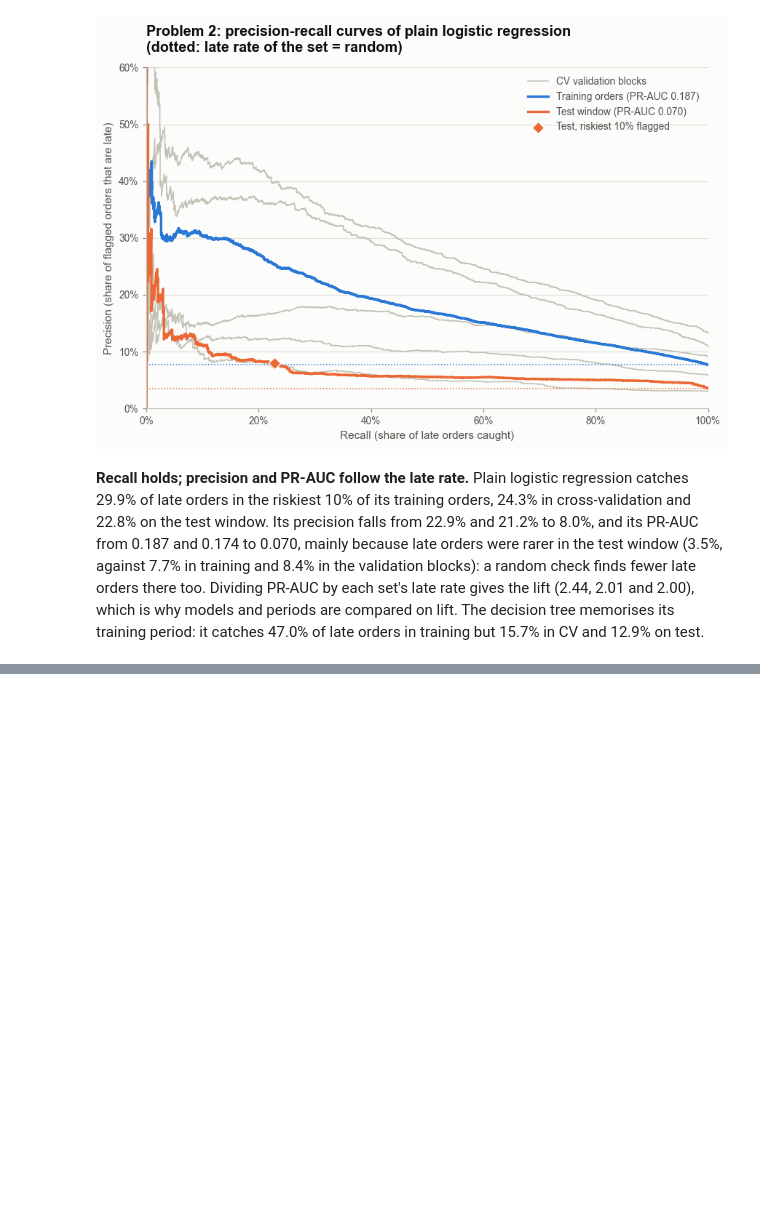
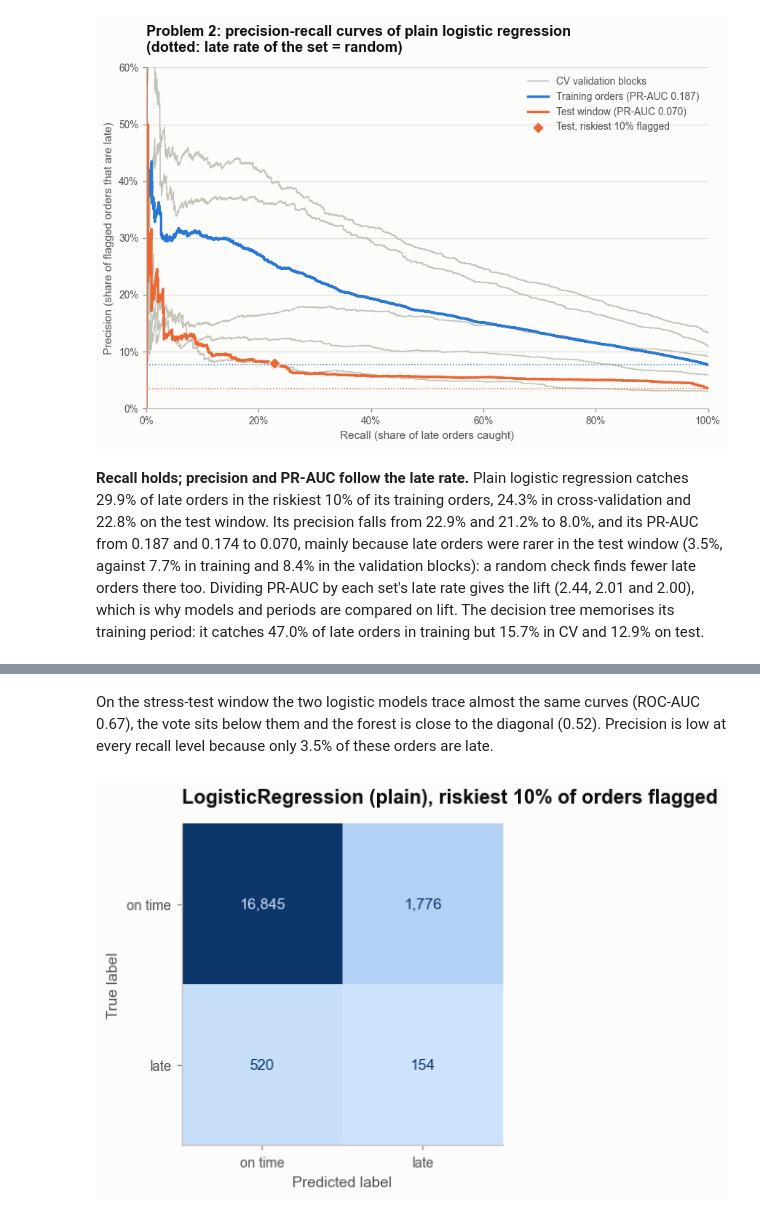
Before and after one commit to likeyou-ky/Team5_IT5006_Ecommerce_Analytics_AY2627Sem1, a Jupyter notebook: notebooks/Team5_Phase3_IT5006_AY2627Sem1.ipynb, the cells around one changed output, grey strips where cells are left out. Cells and saved outputs as stored; diff of their text form; code cells hidden in the pictures; blank space fills up the shorter version.

```diff
--- a/notebooks/Team5_Phase3_IT5006_AY2627Sem1.ipynb
+++ b/notebooks/Team5_Phase3_IT5006_AY2627Sem1.ipynb
@@ -504,0 +649,9 @@ in training but 15.7% in CV and 12.9% on test.
+# %% [markdown]
+On the stress-test window the two logistic models trace almost the same curves (ROC-AUC 0.67), the vote sits below them and the forest is close to the diagonal (0.52). Precision is low at every recall level because only 3.5% of these orders are late.
+# %%
+score_b = M.clf_scores(fit_b[FINAL_B], te_b[cols_b])
+flags_b = M.flag_top_share(score_b, share_b[FINAL_B])
+TITLE_B = f"{FINAL_B.split(': ')[-1]}, riskiest {share_b[FINAL_B]:.0%} of orders flagged"
+PL.confusion(te_b.clf_target, flags_b, title=TITLE_B); plt.show()
+# %% [output]
+[figure, added]
```
Also changed, not shown: parts of 63 cells of this notebook.
